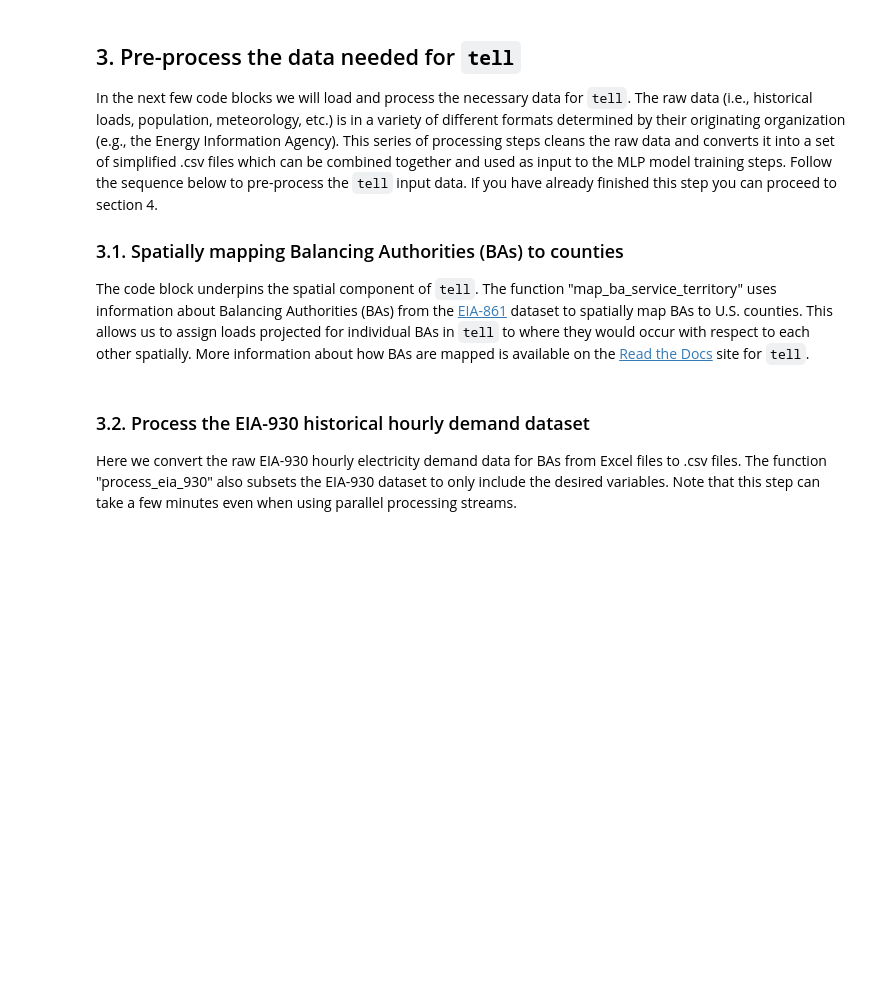
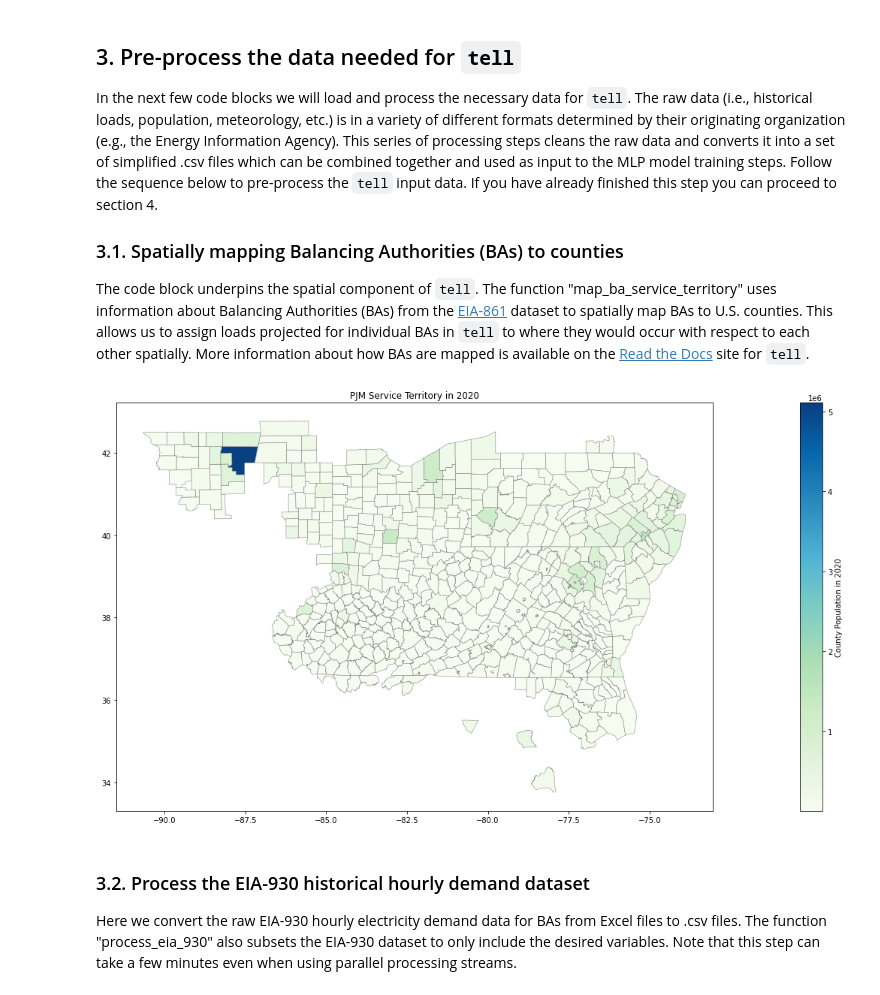
Before and after one commit to IMMM-SFA/tell, a Jupyter notebook: notebooks/tell_quickstarter.ipynb, the cells around one changed output. Drawn from its saved outputs; the diff is of its cells as text; code cells hidden in the pictures; blank space fills up the shorter version.

Commit message:
Updated BA service territory plotting function

```diff
--- a/notebooks/tell_quickstarter.ipynb
+++ b/notebooks/tell_quickstarter.ipynb
@@ -51,8 +56,13 @@ tell.map_ba_service_territory(start_year = 2015,
 # %%
 # See the output of the mapping step by plotting the service territory for a given BA (e.g., PJM, CISO, ERCO, etc.) in a given year (e.g., 2015-2020):
 tell.plot_ba_service_territory(ba_to_plot = 'PJM',
                                year_to_plot = '2020',
-                               data_input_dir = tell_data_dir)
+                               data_input_dir = tell_data_dir,
+                               image_output_dir = tell_image_dir,
+                               image_resolution = 150,
+                               save_images = False)
+# %% [output]
+[figure, added]
 # %% [markdown]
 ### 3.2. Process the EIA-930 historical hourly demand dataset
 
```
Also changed, not shown: parts of 2 cells of this notebook, 1 other file.
